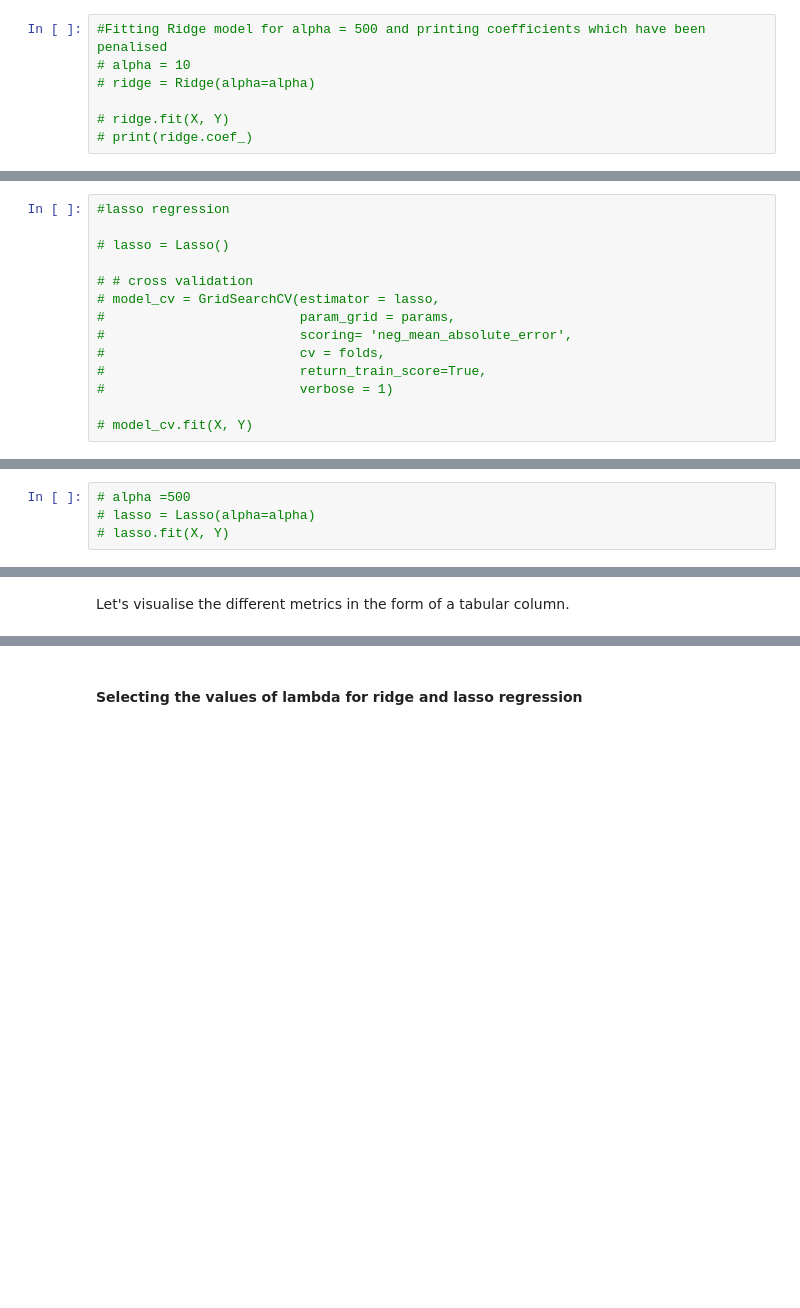
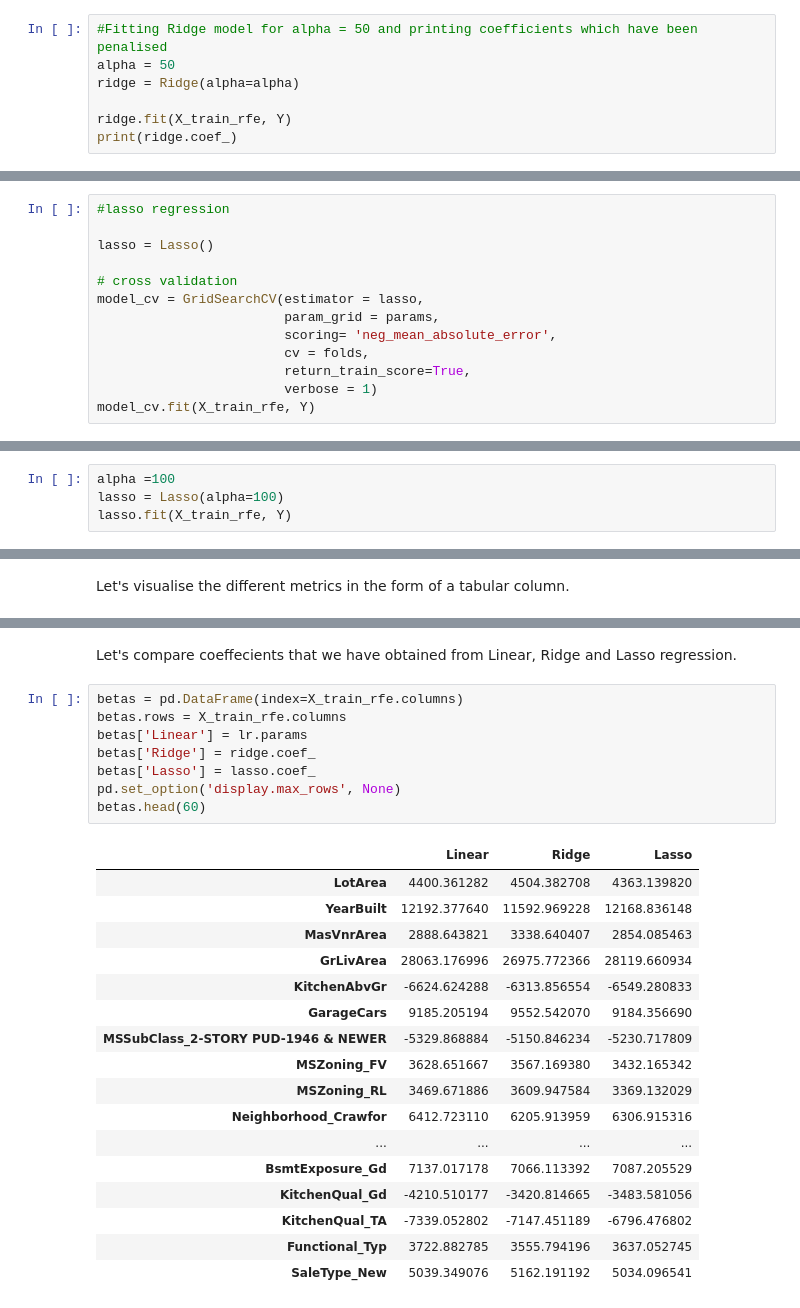
Before and after one commit to badribnarayanan/iiit-pgdml, a Jupyter notebook: AdvancedRegression/advancedregression.ipynb, the cells around one changed output, grey strips where cells are left out. Saved outputs shown, nothing was run; the diff lists cells and outputs as text; blank space fills up the shorter version.

```diff
--- a/AdvancedRegression/advancedregression.ipynb
+++ b/AdvancedRegression/advancedregression.ipynb
@@ -1188,7 +1204,7 @@ Now that we have performed Linear Regression without regularization, let's move
 # %%
-#Fitting Ridge model for alpha = 500 and printing coefficients which have been penalised
-# alpha = 10
-# ridge = Ridge(alpha=alpha)
+#Fitting Ridge model for alpha = 50 and printing coefficients which have been penalised
+alpha = 50
+ridge = Ridge(alpha=alpha)
 
-# ridge.fit(X, Y)
-# print(ridge.coef_)
+ridge.fit(X_train_rfe, Y)
+print(ridge.coef_)
@@ -1211,14 +1243,13 @@ Now that we have performed Linear Regression without regularization, let's move
 # %%
 #lasso regression
 
-# lasso = Lasso()
+lasso = Lasso()
 
-# # cross validation
-# model_cv = GridSearchCV(estimator = lasso,
-#                         param_grid = params,
-#                         scoring= 'neg_mean_absolute_error',
-#                         cv = folds,
-#                         return_train_score=True,
-#                         verbose = 1)
-
-# model_cv.fit(X, Y)
+# cross validation
+model_cv = GridSearchCV(estimator = lasso,
+                        param_grid = params,
+                        scoring= 'neg_mean_absolute_error',
+                        cv = folds,
+                        return_train_score=True,
+                        verbose = 1)
+model_cv.fit(X_train_rfe, Y)
@@ -1228,4 +1270,4 @@ Now that we have performed Linear Regression without regularization, let's move
 # %%
-# alpha =500
-# lasso = Lasso(alpha=alpha)
-# lasso.fit(X, Y)
+alpha =100
+lasso = Lasso(alpha=100)
+lasso.fit(X_train_rfe, Y)
@@ -1266,2 +1339,28 @@ Let's visualise the different metrics in the form of a tabular column.
-# %% [markdown]
-#### Selecting the values of lambda for ridge and lasso regression
+# %% [markdown]
+Let's compare coeffecients that we have obtained from Linear, Ridge and Lasso regression.
+# %%
+betas = pd.DataFrame(index=X_train_rfe.columns)
+betas.rows = X_train_rfe.columns
+betas['Linear'] = lr.params
+betas['Ridge'] = ridge.coef_
+betas['Lasso'] = lasso.coef_
+pd.set_option('display.max_rows', None)
+betas.head(60)
+# %% [output]
+|  | Linear | Ridge | Lasso |
+| LotArea | 4400.361282 | 4504.382708 | 4363.139820 |
+| YearBuilt | 12192.377640 | 11592.969228 | 12168.836148 |
+| MasVnrArea | 2888.643821 | 3338.640407 | 2854.085463 |
+| GrLivArea | 28063.176996 | 26975.772366 | 28119.660934 |
+| KitchenAbvGr | -6624.624288 | -6313.856554 | -6549.280833 |
+| GarageCars | 9185.205194 | 9552.542070 | 9184.356690 |
+| MSSubClass_2-STORY PUD-1946 & NEWER | -5329.868884 | -5150.846234 | -5230.717809 |
+| MSZoning_FV | 3628.651667 | 3567.169380 | 3432.165342 |
+| MSZoning_RL | 3469.671886 | 3609.947584 | 3369.132029 |
+| Neighborhood_Crawfor | 6412.723110 | 6205.913959 | 6306.915316 |
+| ... | ... | ... | ... |
+| BsmtExposure_Gd | 7137.017178 | 7066.113392 | 7087.205529 |
+| KitchenQual_Gd | -4210.510177 | -3420.814665 | -3483.581056 |
+| KitchenQual_TA | -7339.052802 | -7147.451189 | -6796.476802 |
+| Functional_Typ | 3722.882785 | 3555.794196 | 3637.052745 |
+| SaleType_New | 5039.349076 | 5162.191192 | 5034.096541 |
```
Also changed, not shown: parts of 20 cells of this notebook.
